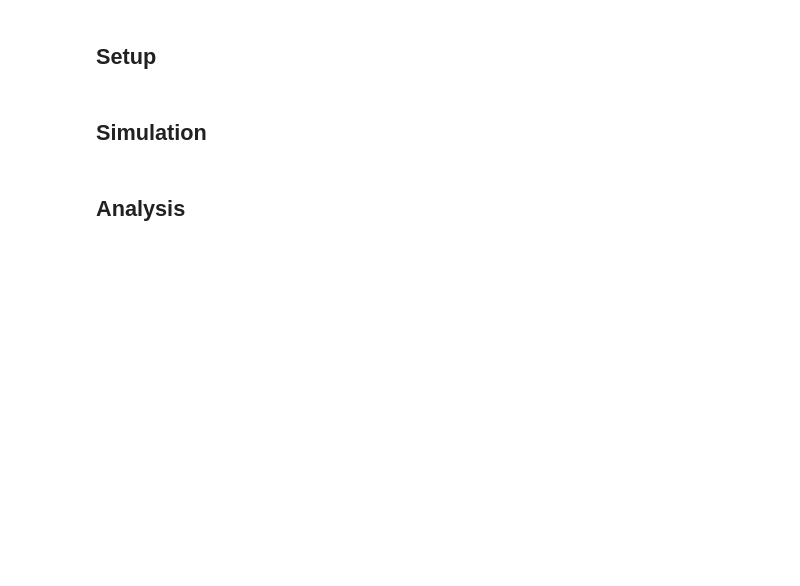
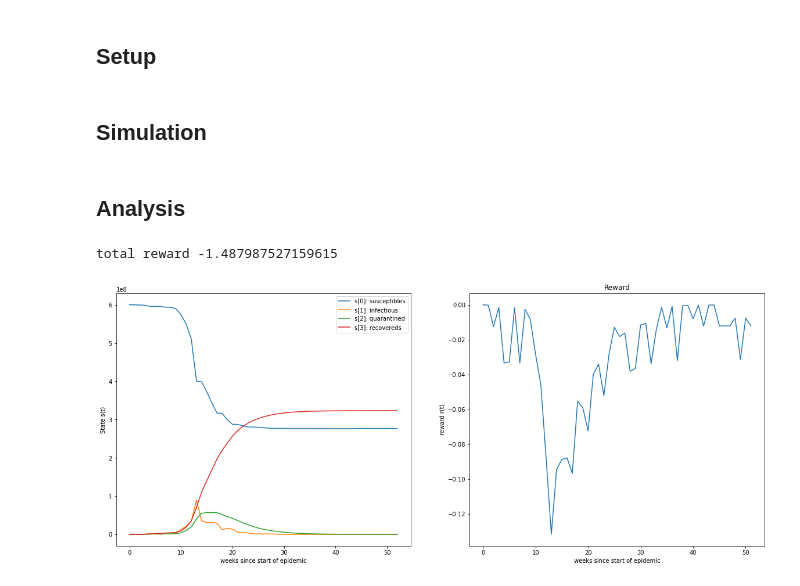
Before and after one commit to erolm-a/ai-coursework-2020, a Jupyter notebook: notebooks/random_agent.ipynb, the cells around one changed output. Cells and saved outputs as stored; diff of their text form; code cells hidden in the pictures; blank space fills up the shorter version.

```diff
--- a/notebooks/random_agent.ipynb
+++ b/notebooks/random_agent.ipynb
@@ -19,6 +19,7 @@ env = virl.Epidemic(stochastic=False, noisy=False)
 Args:
     stochastic (bool): Is the infection rate sampled from some distribution at the beginning of each episode (default: False)?
     noisy (bool): Is the state a noisy estimate of the true state (default: False)?
+    problem_id (int): Deterministic parameterization of the epidemic (default: 0).
 """
 
 states = []
@@ -28,8 +29,8 @@ done = False
 s = env.reset()
 states.append(s)
 while not done:
-    s, r, done, i = env.step(action=0) # deterministic agent
-    #s, r, done, i = env.step(action=np.random.choice(env.action_space.n))
+    #s, r, done, i = env.step(action=0) # deterministic agent
+    s, r, done, i = env.step(action=np.random.choice(env.action_space.n))
     states.append(s)
     rewards.append(r)
 # %% [markdown]
@@ -37,10 +38,19 @@ while not done:
 # %%
 
 fig, axes = plt.subplots(1, 2, figsize=(20, 8))
-labels = ['susceptibles', 'infectious', 'quarantined', 'recovereds']
+labels = ['s[0]: susceptibles', 's[1]: infectious', 's[2]: quarantined', 's[3]: recovereds']
 states = np.array(states)
 for i in range(4):
     axes[0].plot(states[:,i], label=labels[i]);
+axes[0].set_xlabel('weeks since start of epidemic')
+axes[0].set_ylabel('State s(t)')
 axes[0].legend()
 axes[1].plot(rewards);
+axes[1].set_title('Reward')
+axes[1].set_xlabel('weeks since start of epidemic')
+axes[1].set_ylabel('reward r(t)')
+
 print('total reward', np.sum(rewards))
+# %% [output]
+total reward -1.487987527159615
+[figure, added]
```
Also changed, not shown: 1 other file.
